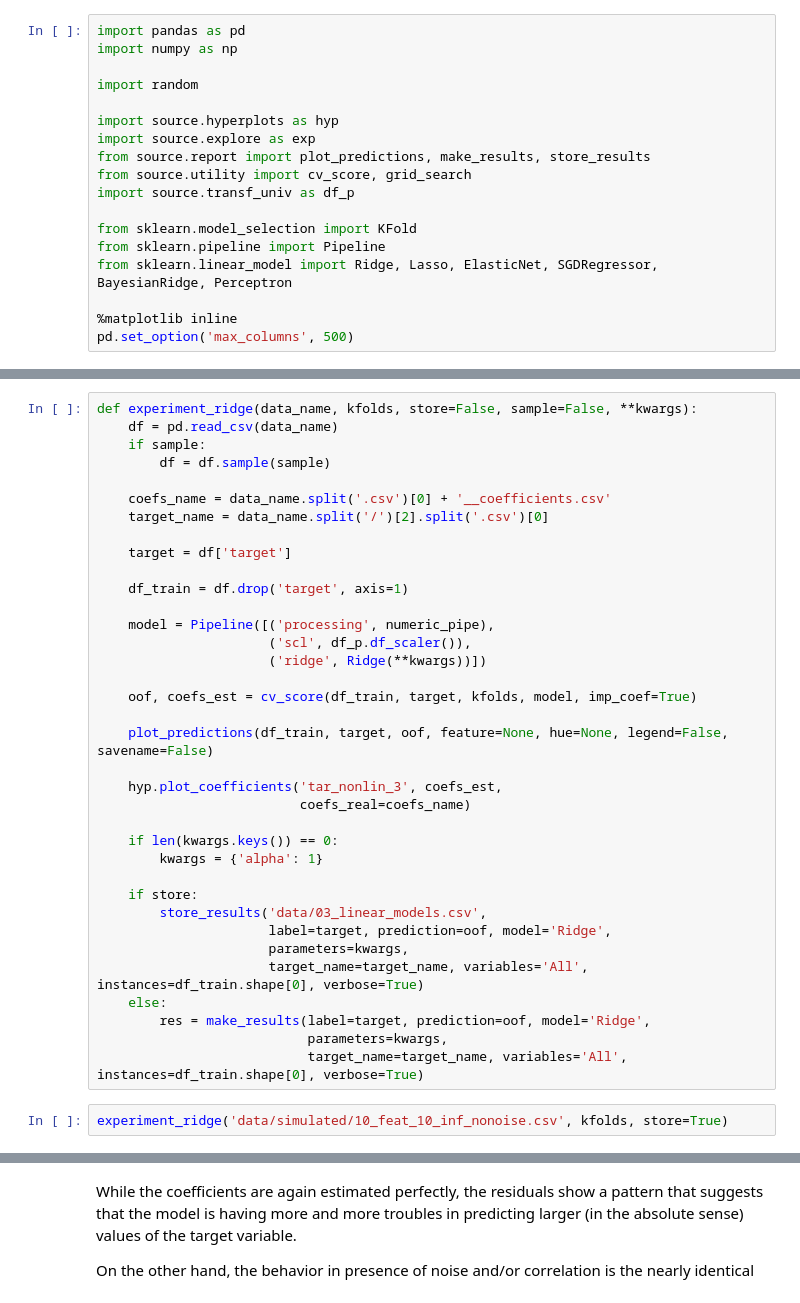
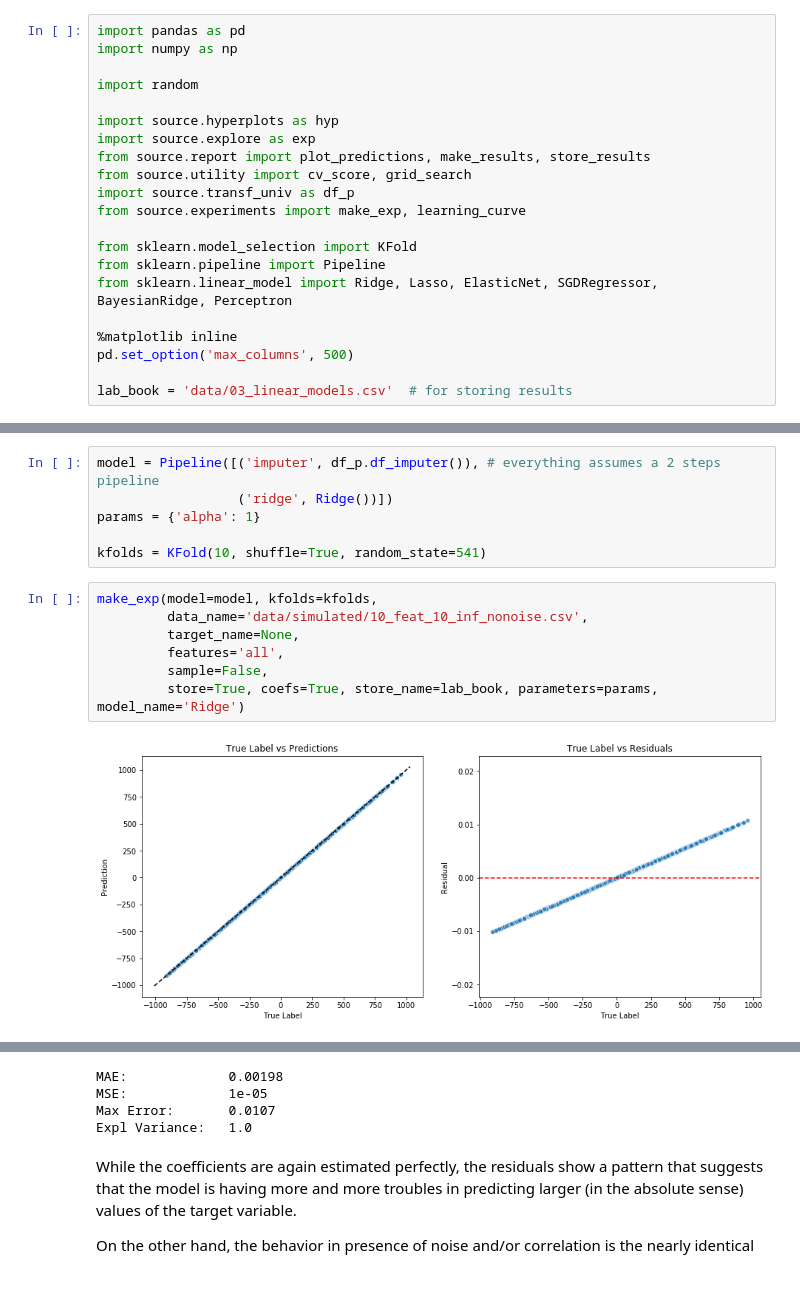
Before and after one commit to lucabasa/ML-algorithms-and-experiments, a Jupyter notebook: 04_linear_models_ridge.ipynb, the cells around one changed output, grey strips where cells are left out. Cells and saved outputs as stored; diff of their text form.

Commit message:
Ridge with new functions

```diff
--- a/04_linear_models_ridge.ipynb
+++ b/04_linear_models_ridge.ipynb
@@ -19,6 +19,7 @@ import source.explore as exp
 from source.report import plot_predictions, make_results, store_results
 from source.utility import cv_score, grid_search
 import source.transf_univ as df_p
+from source.experiments import make_exp, learning_curve
 
 from sklearn.model_selection import KFold
 from sklearn.pipeline import Pipeline
@@ -26,5 +27,7 @@ from sklearn.linear_model import Ridge, Lasso, ElasticNet, SGDRegressor, Bayesia
 
 %matplotlib inline
 pd.set_option('max_columns', 500)
+
+lab_book = 'data/03_linear_models.csv'  # for storing results
 # %%
 Ridge()
@@ -41,41 +47,18 @@ Ridge()
 ## Noise and correlation
 
 We can now repeat the previous experiments and observe how the algorithm is behaving differently even in the simplest case.
-# %%
-def experiment_ridge(data_name, kfolds, store=False, sample=False, **kwargs):
-    df = pd.read_csv(data_name)
-    if sample:
-        df = df.sample(sample)
-
-    coefs_name = data_name.split('.csv')[0] + '__coefficients.csv'
-    target_name = data_name.split('/')[2].split('.csv')[0]
-
-    target = df['target']
-
-    df_train = df.drop('target', axis=1)
-
-    model = Pipeline([('processing', numeric_pipe),
-                      ('scl', df_p.df_scaler()),
-                      ('ridge', Ridge(**kwargs))])
-
-    oof, coefs_est = cv_score(df_train, target, kfolds, model, imp_coef=True)
-
-    plot_predictions(df_train, target, oof, feature=None, hue=None, legend=False, savename=False)
-
-    hyp.plot_coefficients('tar_nonlin_3', coefs_est,
-                          coefs_real=coefs_name)
-
-    if len(kwargs.keys()) == 0:
-        kwargs = {'alpha': 1}
-
-    if store:
-        store_results('data/03_linear_models.csv',
-                      label=target, prediction=oof, model='Ridge',
-                      parameters=kwargs,
-                      target_name=target_name, variables='All', instances=df_train.shape[0], verbose=True)
-    else:
-        res = make_results(label=target, prediction=oof, model='Ridge',
-                           parameters=kwargs,
-                           target_name=target_name, variables='All', instances=df_train.shape[0], verbose=True)
-# %%
-experiment_ridge('data/simulated/10_feat_10_inf_nonoise.csv', kfolds, store=True)
+# %%
+model = Pipeline([('imputer', df_p.df_imputer()), # everything assumes a 2 steps pipeline
+                  ('ridge', Ridge())])
+params = {'alpha': 1}
+
+kfolds = KFold(10, shuffle=True, random_state=541)
+# %%
+make_exp(model=model, kfolds=kfolds,
+         data_name='data/simulated/10_feat_10_inf_nonoise.csv',
+         target_name=None,
+         features='all',
+         sample=False,
+         store=True, coefs=True, store_name=lab_book, parameters=params, model_name='Ridge')
+# %% [output]
+[figure, added]
@@ -82,3 +66,7 @@ experiment_ridge('data/simulated/10_feat_10_inf_nonoise.csv', kfolds, store=True
+MAE:             0.00198
+MSE:             1e-05
+Max Error:       0.0107
+Expl Variance:   1.0
 # %% [markdown]
 While the coefficients are again estimated perfectly, the residuals show a pattern that suggests that the model is having more and more troubles in predicting larger (in the absolute sense) values of the target variable.
 
```
Also changed, not shown: parts of 28 cells of this notebook.
